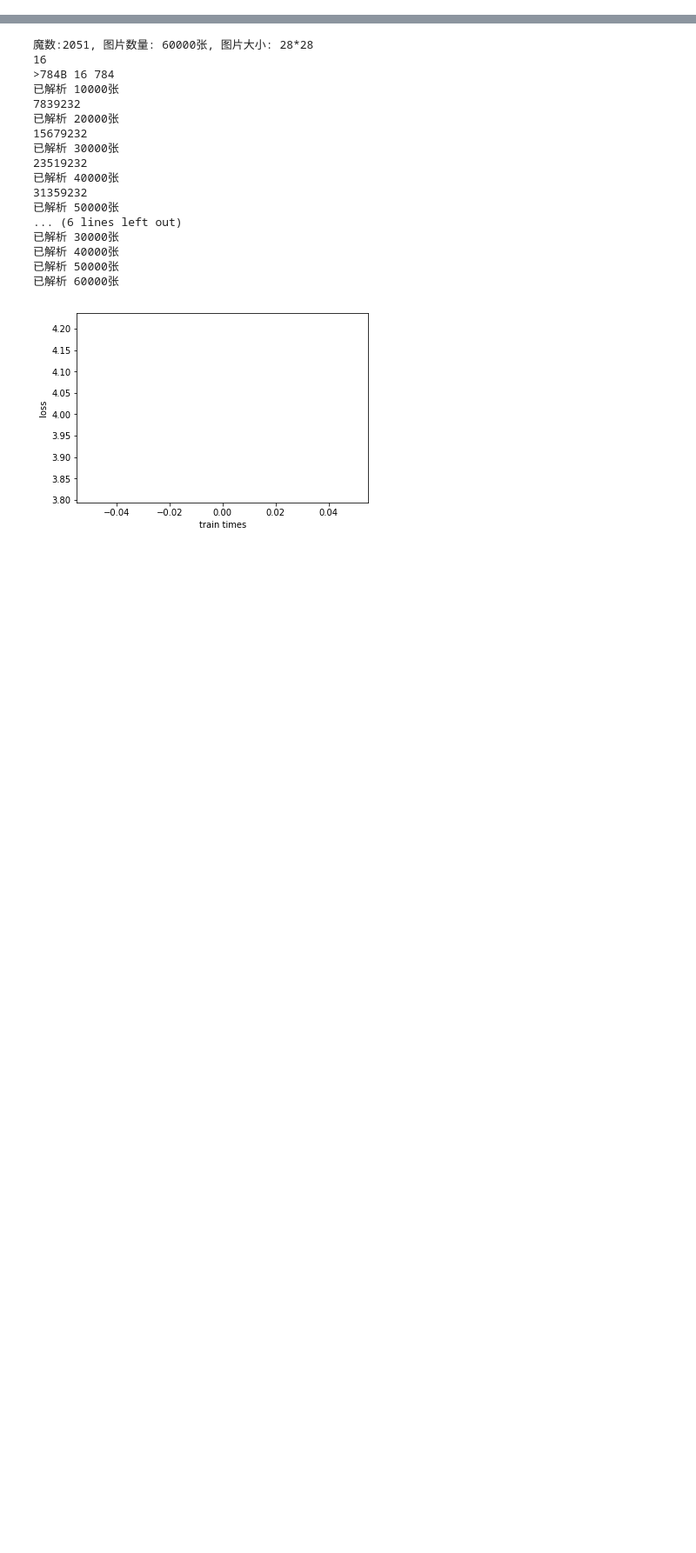
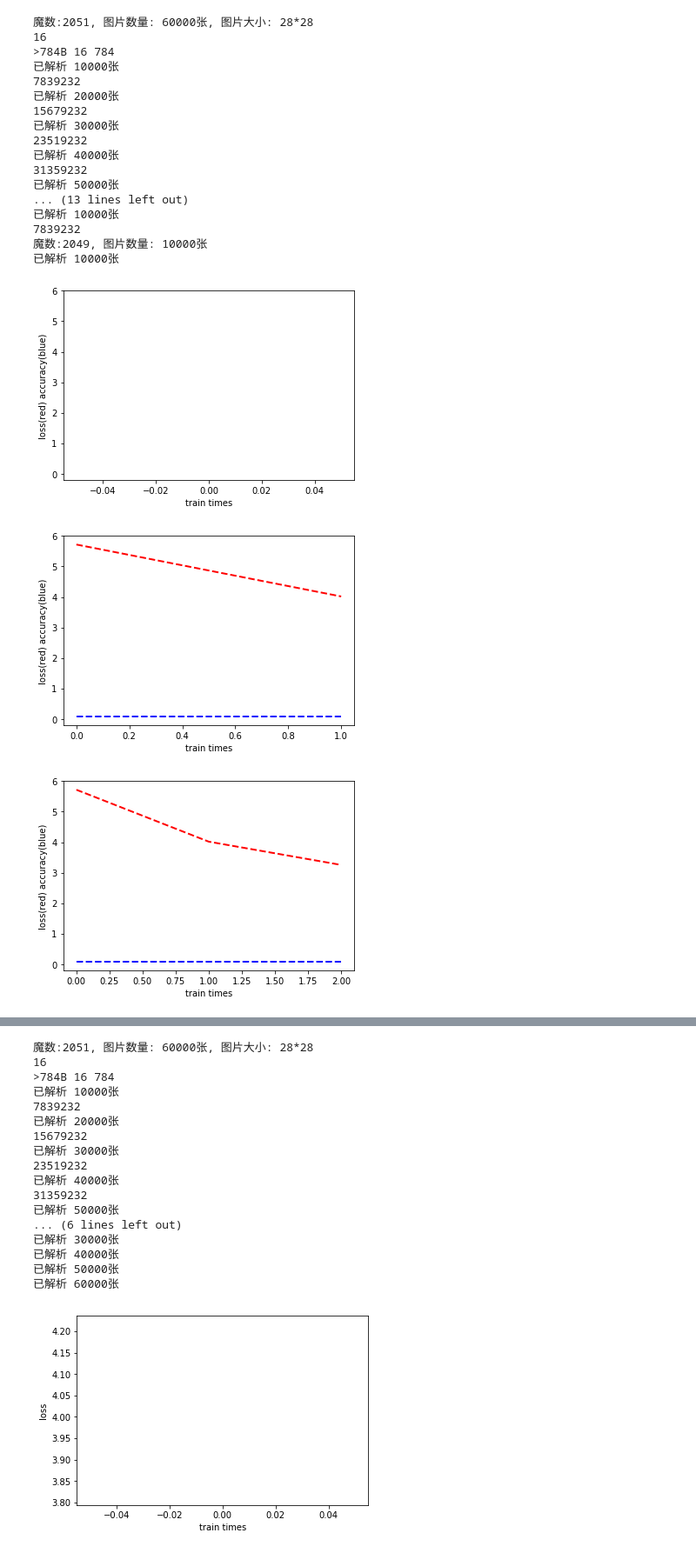
Before and after one commit to CristinaEx/NeuralNetwork-Numpy, a Jupyter notebook: main.ipynb, the cells around one changed output, grey strips where cells are left out. Shown at 87% size. Saved outputs shown, nothing was run; the diff lists cells and outputs as text; code cells hidden in the pictures; blank space fills up the shorter version.

```diff
--- a/main.ipynb
+++ b/main.ipynb
@@ -1058,8 +1101,8 @@ def train():
     test_images = load_test_images()
     test_labels = load_test_labels()
 
-    batch_size = 30
-    learning_rate = 0.0001
+    batch_size = 50
+    learning_rate = 0.0002
     train_num = 1 # 训练次数
     it_num = 10 # 每次训练迭代次数
     init_type = 'RANDOM'
@@ -1110,31 +1153,52 @@ def train():
                 if int(test_label[j]) == m:
                     correct_num += 1
                 else:
                     error_num += 1
             # -----------------------------------plt---------------------------------------
             x_data.append(i)
             t_data.append(correct_num/batch_size)
             plt.plot(x_data,t_data,color='blue',linewidth=2.0,linestyle='--')
             # loss
             main_net.addData(data)
             loss = sum(sum(sum(sum(abs(net.count()-label)))))/batch_size
             # -----------------------------------plt---------------------------------------
             y_data.append(loss)
             plt.plot(x_data,y_data,color='red',linewidth=2.0,linestyle='--')
             plt.xlabel('train times')
             plt.ylabel('loss(red) accuracy(blue)')
             plt.pause(0.1)
             # -----------------------------------------------------------------------------
             net.regress(learning_rate,label,regress_type='SGD',loss_type = 'CE')  # 进行梯度下降
         # print('saving...')
         # net.save(MODEL_PATH)
         # print('finish!')
         learning_rate = 0.995*learning_rate
 
     loss = sum(sum(sum(sum(abs(net.count()-label)))))/batch_size
     # print(loss)
 
     # net.save(MODEL_PATH)
 
 # 训练及测试请去除下列函数的注释标号
-# train()
+train()
+# %% [output]
+魔数:2051, 图片数量: 60000张, 图片大小: 28*28
+16
+>784B 16 784
+已解析 10000张
+7839232
+已解析 20000张
+15679232
+已解析 30000张
+23519232
+已解析 40000张
+31359232
+已解析 50000张
+... (13 lines left out)
+已解析 10000张
+7839232
+魔数:2049, 图片数量: 10000张
+已解析 10000张
+[figure, added]
+[figure, added]
+[figure, added]
```
Also changed, not shown: parts of 4 cells of this notebook.
